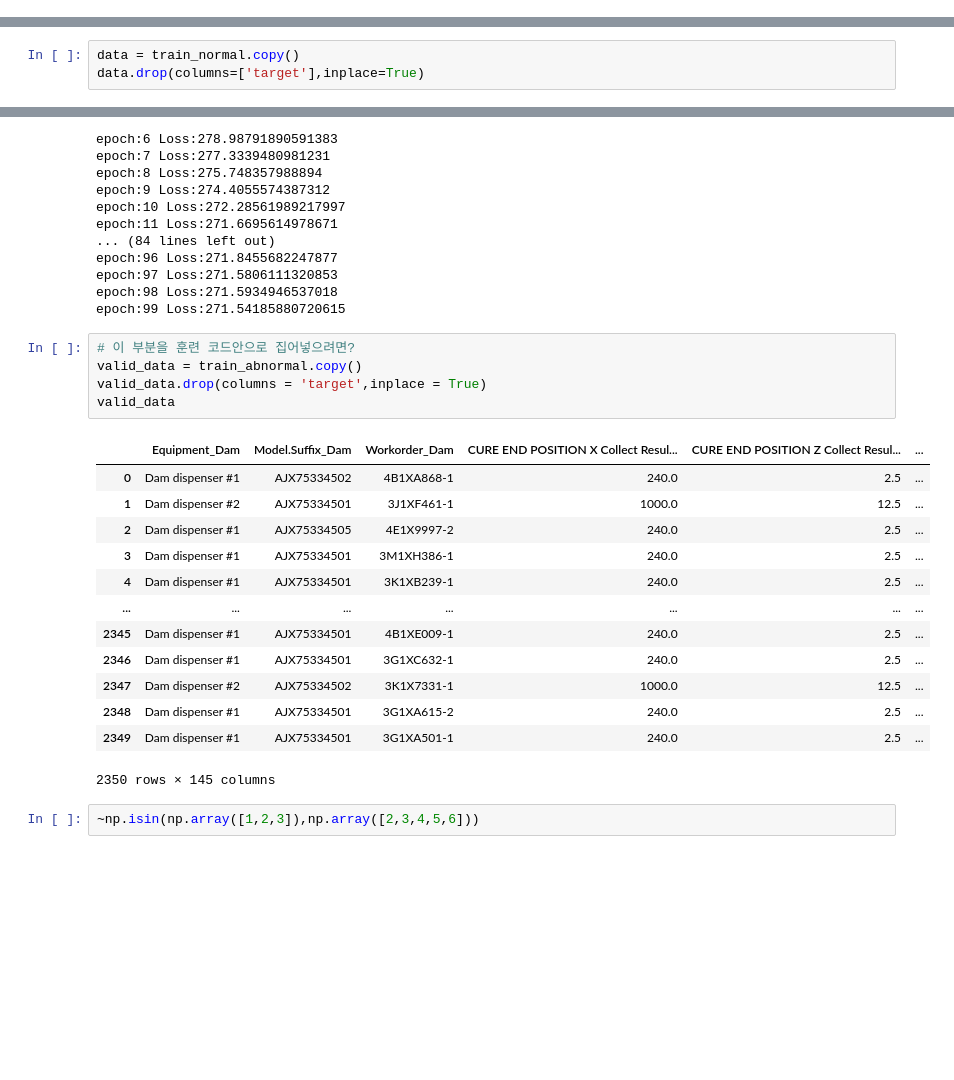
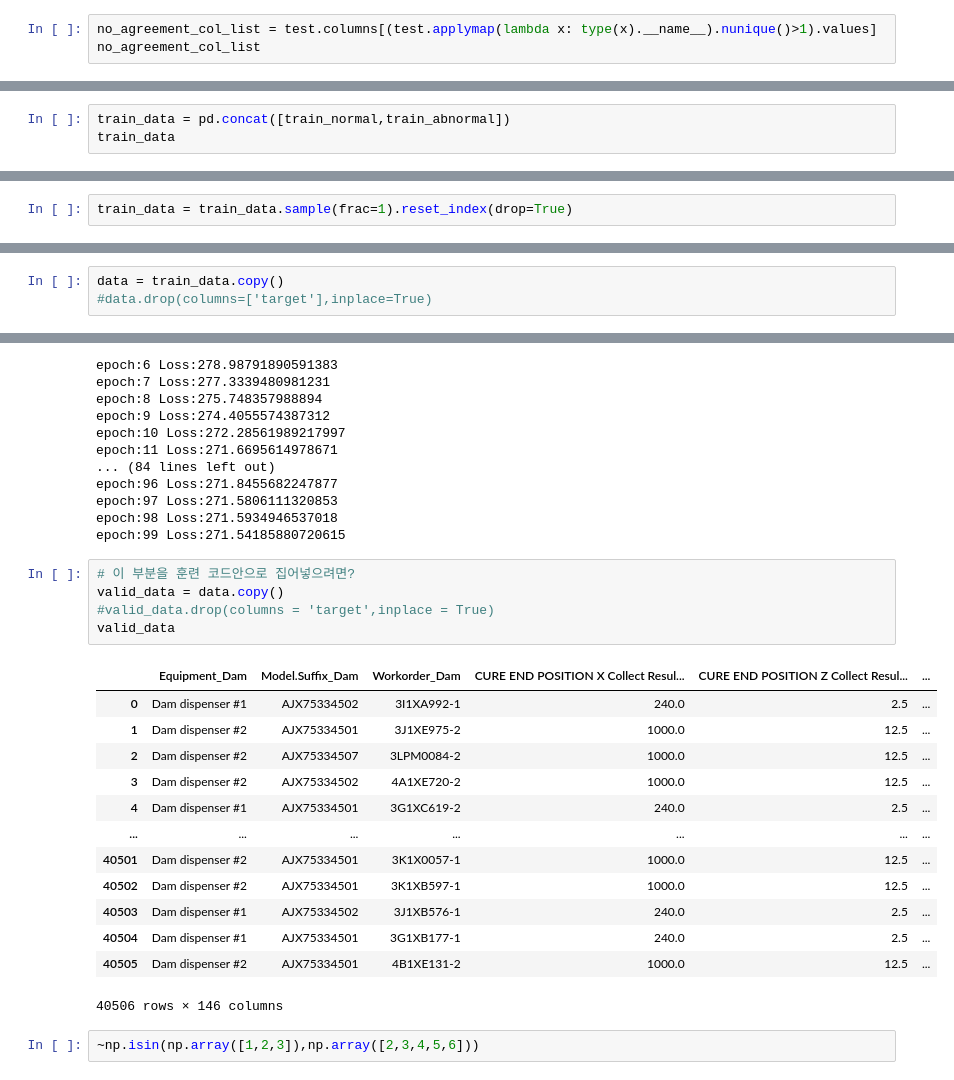
Before and after one commit to SeongJunLee-net/LGAIMERS, a Jupyter notebook: Code.ipynb, the cells around one changed output, grey strips where cells are left out. Drawn from its saved outputs; the diff is of its cells as text; blank space fills up the shorter version.

```diff
--- a/Code.ipynb
+++ b/Code.ipynb
@@ -122,3 +122,6 @@ Index(['HEAD NORMAL COORDINATE X AXIS(Stage1) Collect Result_Dam',
        'HEAD NORMAL COORDINATE X AXIS(Stage1) Collect Result_Fill1',
        'HEAD NORMAL COORDINATE X AXIS(Stage1) Collect Result_Fill2'],
       dtype='object')
+# %%
+no_agreement_col_list = test.columns[(test.applymap(lambda x: type(x).__name__).nunique()>1).values]
+no_agreement_col_list
@@ -197,0 +289,3 @@ train_abnormal.reset_index(inplace=True,drop=True)
+# %%
+train_data = pd.concat([train_normal,train_abnormal])
+train_data
@@ -198,8 +306,10 @@ train_abnormal.reset_index(inplace=True,drop=True)
+# %%
+train_data = train_data.sample(frac=1).reset_index(drop=True)
 # %% [markdown]
 # normal data를 이용한 AE학습
 # %%
-data = train_normal.copy()
-data.drop(columns=['target'],inplace=True)
+data = train_data.copy()
+#data.drop(columns=['target'],inplace=True)
 # %%
 data.info()
 # %% [output]
@@ -332,23 +444,23 @@ epoch:98 Loss:271.5934946537018
 epoch:99 Loss:271.54185880720615
 # %%
 # 이 부분을 훈련 코드안으로 집어넣으려면?
-valid_data = train_abnormal.copy()
-valid_data.drop(columns = 'target',inplace = True)
+valid_data = data.copy()
+#valid_data.drop(columns = 'target',inplace = True)
 valid_data
 # %% [output]
 |  | Equipment_Dam | Model.Suffix_Dam | Workorder_Dam | CURE END POSITION X Collect Resul... | CURE END POSITION Z Collect Resul... | ... |
-| 0 | Dam dispenser #1 | AJX75334502 | 4B1XA868-1 | 240.0 | 2.5 | ... |
-| 1 | Dam dispenser #2 | AJX75334501 | 3J1XF461-1 | 1000.0 | 12.5 | ... |
-| 2 | Dam dispenser #1 | AJX75334505 | 4E1X9997-2 | 240.0 | 2.5 | ... |
-| 3 | Dam dispenser #1 | AJX75334501 | 3M1XH386-1 | 240.0 | 2.5 | ... |
-| 4 | Dam dispenser #1 | AJX75334501 | 3K1XB239-1 | 240.0 | 2.5 | ... |
+| 0 | Dam dispenser #1 | AJX75334502 | 3I1XA992-1 | 240.0 | 2.5 | ... |
+| 1 | Dam dispenser #2 | AJX75334501 | 3J1XE975-2 | 1000.0 | 12.5 | ... |
+| 2 | Dam dispenser #2 | AJX75334507 | 3LPM0084-2 | 1000.0 | 12.5 | ... |
+| 3 | Dam dispenser #2 | AJX75334502 | 4A1XE720-2 | 1000.0 | 12.5 | ... |
+| 4 | Dam dispenser #1 | AJX75334501 | 3G1XC619-2 | 240.0 | 2.5 | ... |
 | ... | ... | ... | ... | ... | ... | ... |
-| 2345 | Dam dispenser #1 | AJX75334501 | 4B1XE009-1 | 240.0 | 2.5 | ... |
-| 2346 | Dam dispenser #1 | AJX75334501 | 3G1XC632-1 | 240.0 | 2.5 | ... |
-| 2347 | Dam dispenser #2 | AJX75334502 | 3K1X7331-1 | 1000.0 | 12.5 | ... |
-| 2348 | Dam dispenser #1 | AJX75334501 | 3G1XA615-2 | 240.0 | 2.5 | ... |
-| 2349 | Dam dispenser #1 | AJX75334501 | 3G1XA501-1 | 240.0 | 2.5 | ... |
+| 40501 | Dam dispenser #2 | AJX75334501 | 3K1X0057-1 | 1000.0 | 12.5 | ... |
+| 40502 | Dam dispenser #2 | AJX75334501 | 3K1XB597-1 | 1000.0 | 12.5 | ... |
+| 40503 | Dam dispenser #1 | AJX75334502 | 3J1XB576-1 | 240.0 | 2.5 | ... |
+| 40504 | Dam dispenser #1 | AJX75334501 | 3G1XB177-1 | 240.0 | 2.5 | ... |
+| 40505 | Dam dispenser #2 | AJX75334501 | 4B1XE131-2 | 1000.0 | 12.5 | ... |
-2350 rows × 145 columns
+40506 rows × 146 columns
 # %%
 ~np.isin(np.array([1,2,3]),np.array([2,3,4,5,6]))
 # %% [output]
```
Also changed, not shown: parts of 21 cells of this notebook, 14 other files.
